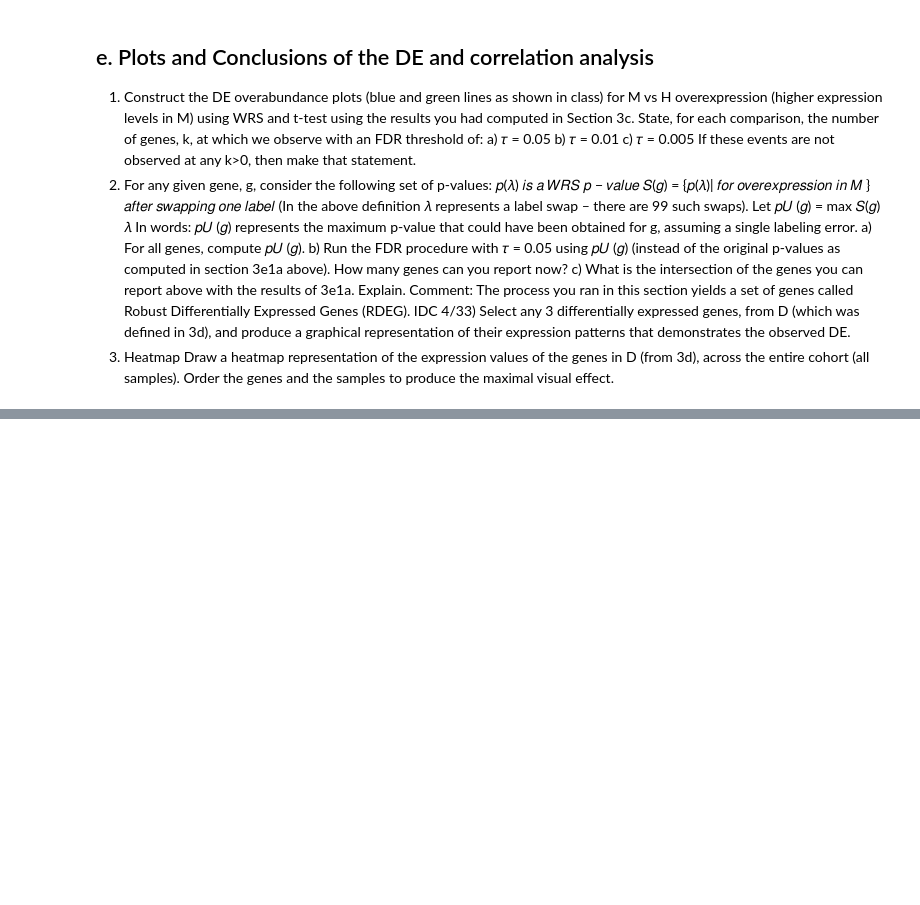
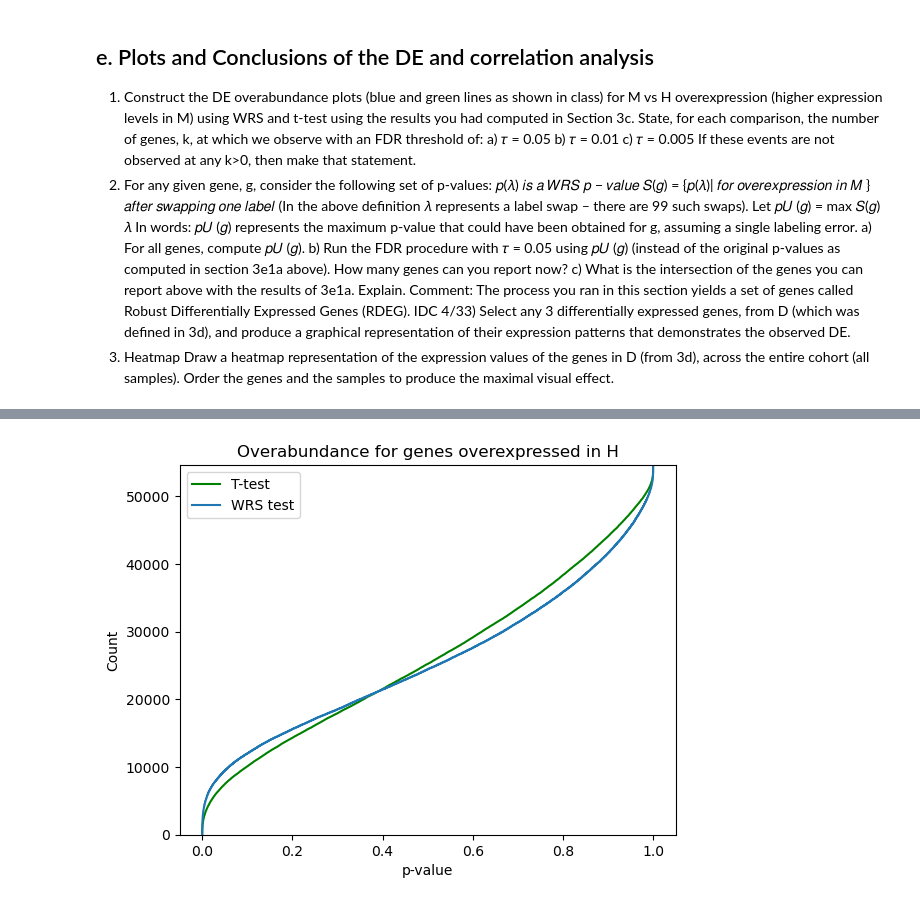
Before and after one commit to barboym/hw_statistics_runi, a Jupyter notebook: HW4.ipynb, the cells around one changed output, grey strips where cells are left out. Cells and saved outputs as stored; diff of their text form; code cells hidden in the pictures; blank space fills up the shorter version.

```diff
--- a/HW4.ipynb
+++ b/HW4.ipynb
@@ -339,0 +361,8 @@ maximal visual effect.
+# %%
+sns.ecdfplot(T_H_greater_test, stat = 'count', color = 'g');
+sns.ecdfplot(U_H_greater_test, stat = 'count');
+legend(['T-test', 'WRS test']);
+title('Overabundance for genes overexpressed in H');
+xlabel('p-value');
+# %% [output]
+[figure, added]
```
Also changed, not shown: parts of 5 cells of this notebook.
